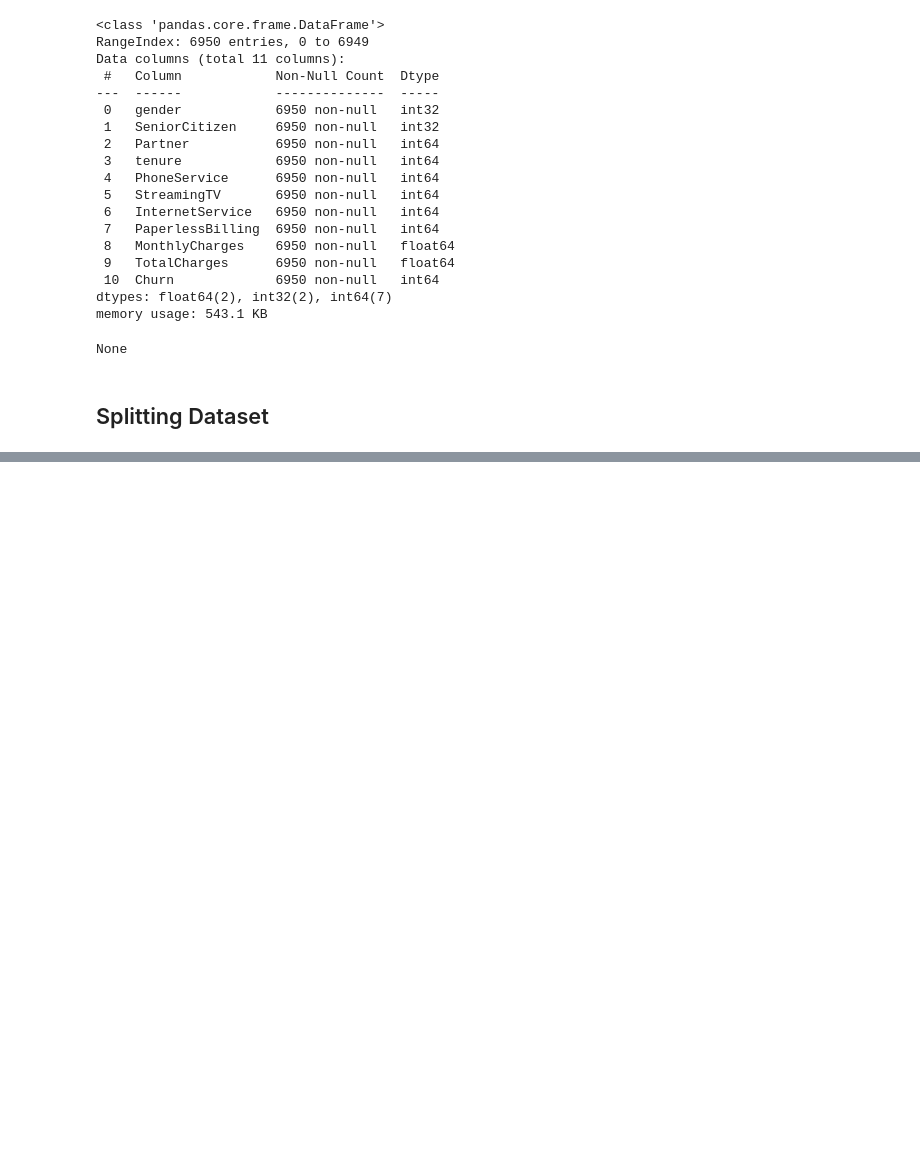
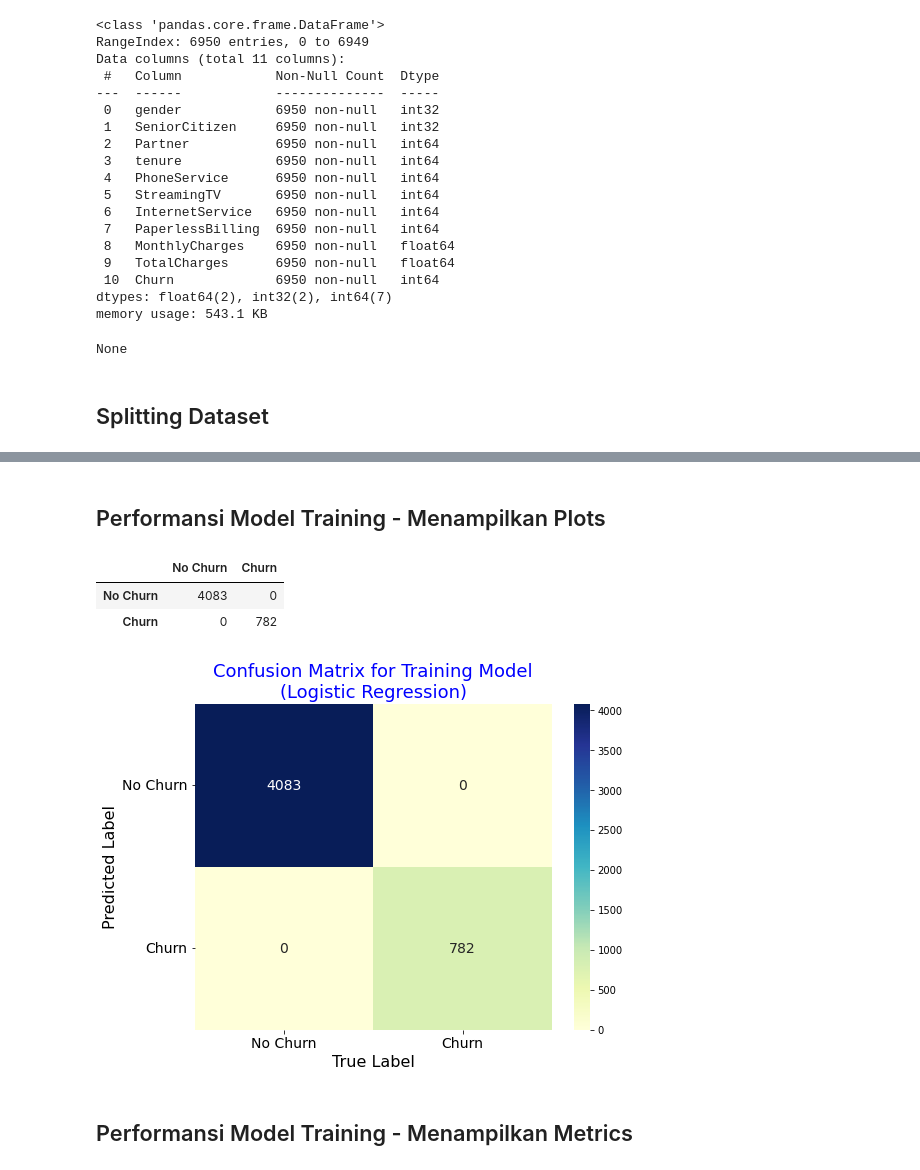
Before and after one commit to UsepSyaikalArifin/Application-File-PT-Bukit-Makmur-Mandiri-Utama-BUMA-, a Jupyter notebook: Kelas Penerapan di Industri/Customer Churn Prediction using Machine Learning/Jupyter Notebook/main.ipynb, the cells around one changed output, grey strips where cells are left out. Saved outputs shown, nothing was run; the diff lists cells and outputs as text; code cells hidden in the pictures; blank space fills up the shorter version.

Commit message:
Finish Customer Churn Prediction using Machine Learning

```diff
--- a/Kelas Penerapan di Industri/Customer Churn Prediction using Machine Learning/Jupyter Notebook/main.ipynb
+++ b/Kelas Penerapan di Industri/Customer Churn Prediction using Machine Learning/Jupyter Notebook/main.ipynb
@@ -573,0 +594,4 @@ X_train, X_test, y_train, y_test = train_test_split(X, y, test_size=0.3, random_
+# %%
+logreg_model = LogisticRegression()
+logreg_model = logreg_model.fit(X_train, y_train)
+display(logreg_model)
@@ -573,0 +602,6 @@ X_train, X_test, y_train, y_test = train_test_split(X, y, test_size=0.3, random_
+# %%
+y_train_pred = logreg_model.predict(X_train)
+cm_data_training = confusion_matrix(y_train, y_train_pred)
+cr_data_training = classification_report(y_train, y_train_pred)
+display(cm_data_training)
+print(cr_data_training)
@@ -573,0 +619,21 @@ X_train, X_test, y_train, y_test = train_test_split(X, y, test_size=0.3, random_
+# %% [markdown]
+## Performansi Model Training - Menampilkan Plots
+# %%
+confusion_matrix_df = pd.DataFrame(cm_data_training, ("No Churn", "Churn"), ("No Churn", "Churn"))
+display(confusion_matrix_df)
+
+plt.figure(figsize=(8, 6))
+heatmap = sns.heatmap(confusion_matrix_df, annot=True, annot_kws={"size" : 14}, fmt="d", cmap="YlGnBu")
+heatmap.xaxis.set_ticklabels(heatmap.xaxis.get_ticklabels(), rotation=0, ha="center", fontsize=14)
+heatmap.yaxis.set_ticklabels(heatmap.yaxis.get_ticklabels(), rotation=0, ha="right", fontsize=14)
+plt.title("Confusion Matrix for Training Model\n(Logistic Regression)", fontsize=18, color="blue")
+plt.xlabel("True Label", fontsize=16, va="top")
+plt.ylabel("Predicted Label", fontsize=16)
+plt.show()
+# %% [output]
+|  | No Churn | Churn |
+| No Churn | 4083 | 0 |
+| Churn | 0 | 782 |
+[figure, added]
+# %% [markdown]
+## Performansi Model Training - Menampilkan Metrics
```
Also changed, not shown: parts of 23 cells of this notebook.
